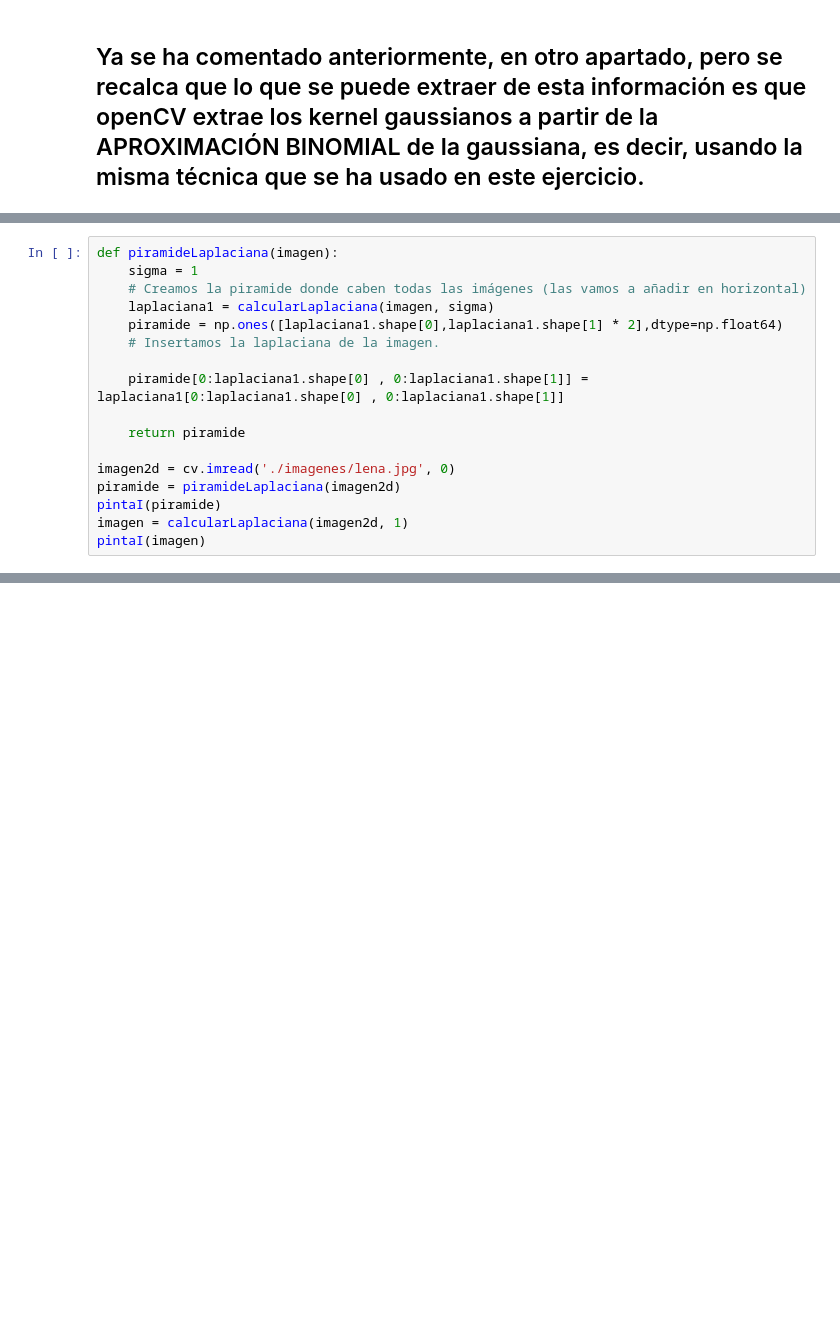
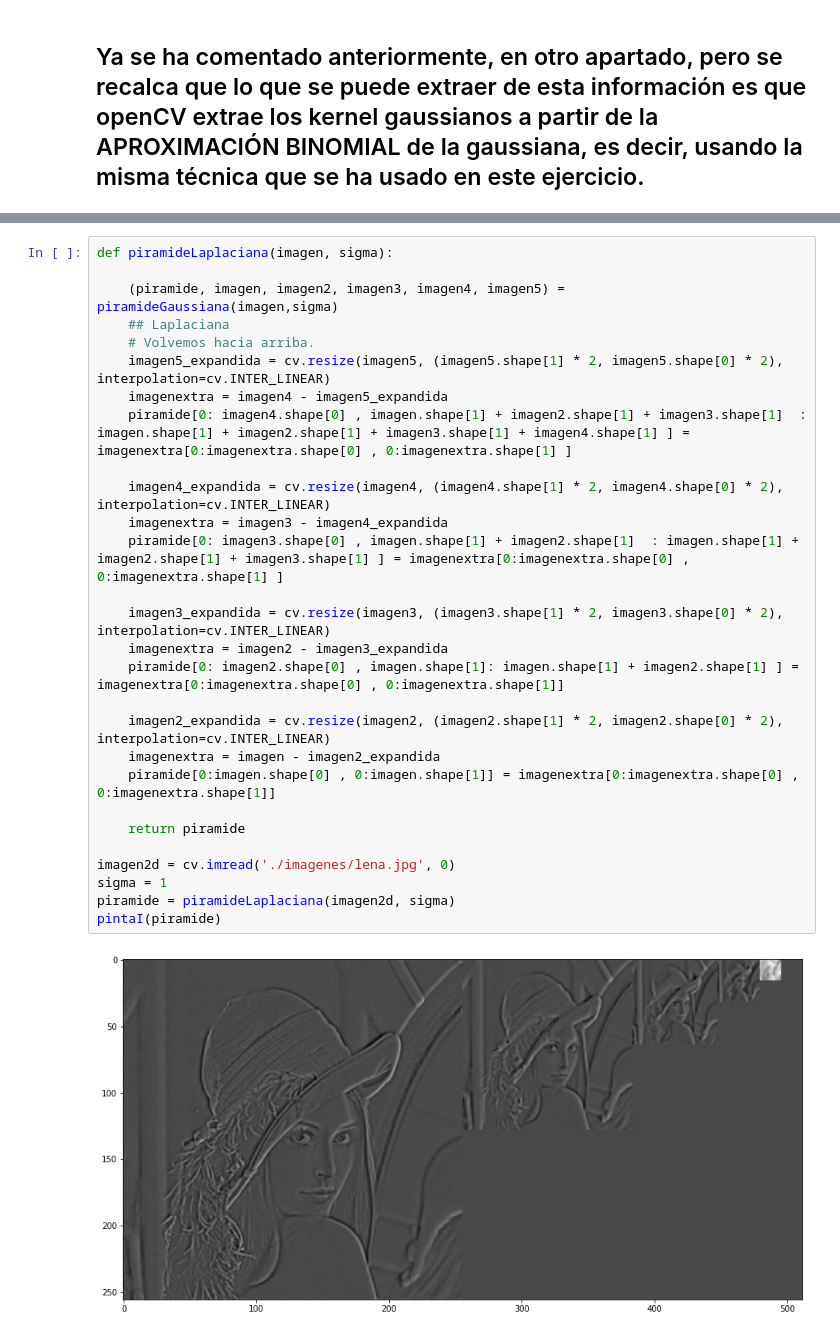
Before and after one commit to jacobocasado/p1VC, a Jupyter notebook: p1_jacobocasado.ipynb, the cells around one changed output, grey strips where cells are left out. Cells and saved outputs as stored; diff of their text form; blank space fills up the shorter version.

```diff
--- a/p1_jacobocasado.ipynb
+++ b/p1_jacobocasado.ipynb
@@ -653,17 +727,0 @@ pintaI(piramide)
-# %%
-def piramideLaplaciana(imagen):
-    sigma = 1
-    # Creamos la piramide donde caben todas las imágenes (las vamos a añadir en horizontal)
-    laplaciana1 = calcularLaplaciana(imagen, sigma)
-    piramide = np.ones([laplaciana1.shape[0],laplaciana1.shape[1] * 2],dtype=np.float64)
-    # Insertamos la laplaciana de la imagen.
-
-    piramide[0:laplaciana1.shape[0] , 0:laplaciana1.shape[1]] = laplaciana1[0:laplaciana1.shape[0] , 0:laplaciana1.shape[1]]
-
-    return piramide
-
-imagen2d = cv.imread('./imagenes/lena.jpg', 0)
-piramide = piramideLaplaciana(imagen2d)
-pintaI(piramide)
-imagen = calcularLaplaciana(imagen2d, 1)
-pintaI(imagen)
@@ -672,0 +728,30 @@ pintaI(imagen)
+# %%
+def piramideLaplaciana(imagen, sigma):
+
+    (piramide, imagen, imagen2, imagen3, imagen4, imagen5) = piramideGaussiana(imagen,sigma)
+    ## Laplaciana
+    # Volvemos hacia arriba.
+    imagen5_expandida = cv.resize(imagen5, (imagen5.shape[1] * 2, imagen5.shape[0] * 2), interpolation=cv.INTER_LINEAR)
+    imagenextra = imagen4 - imagen5_expandida
+    piramide[0: imagen4.shape[0] , imagen.shape[1] + imagen2.shape[1] + imagen3.shape[1]  : imagen.shape[1] + imagen2.shape[1] + imagen3.shape[1] + imagen4.shape[1] ] = imagenextra[0:imagenextra.shape[0] , 0:imagenextra.shape[1] ]
+
+    imagen4_expandida = cv.resize(imagen4, (imagen4.shape[1] * 2, imagen4.shape[0] * 2), interpolation=cv.INTER_LINEAR)
+    imagenextra = imagen3 - imagen4_expandida
+    piramide[0: imagen3.shape[0] , imagen.shape[1] + imagen2.shape[1]  : imagen.shape[1] + imagen2.shape[1] + imagen3.shape[1] ] = imagenextra[0:imagenextra.shape[0] , 0:imagenextra.shape[1] ]
+
+    imagen3_expandida = cv.resize(imagen3, (imagen3.shape[1] * 2, imagen3.shape[0] * 2), interpolation=cv.INTER_LINEAR)
+    imagenextra = imagen2 - imagen3_expandida
+    piramide[0: imagen2.shape[0] , imagen.shape[1]: imagen.shape[1] + imagen2.shape[1] ] = imagenextra[0:imagenextra.shape[0] , 0:imagenextra.shape[1]]
+
+    imagen2_expandida = cv.resize(imagen2, (imagen2.shape[1] * 2, imagen2.shape[0] * 2), interpolation=cv.INTER_LINEAR)
+    imagenextra = imagen - imagen2_expandida
+    piramide[0:imagen.shape[0] , 0:imagen.shape[1]] = imagenextra[0:imagenextra.shape[0] , 0:imagenextra.shape[1]]
+
+    return piramide
+
+imagen2d = cv.imread('./imagenes/lena.jpg', 0)
+sigma = 1
+piramide = piramideLaplaciana(imagen2d, sigma)
+pintaI(piramide)
+# %% [output]
+[figure, added]
```
Also changed, not shown: parts of 6 cells of this notebook, 1 other file.
